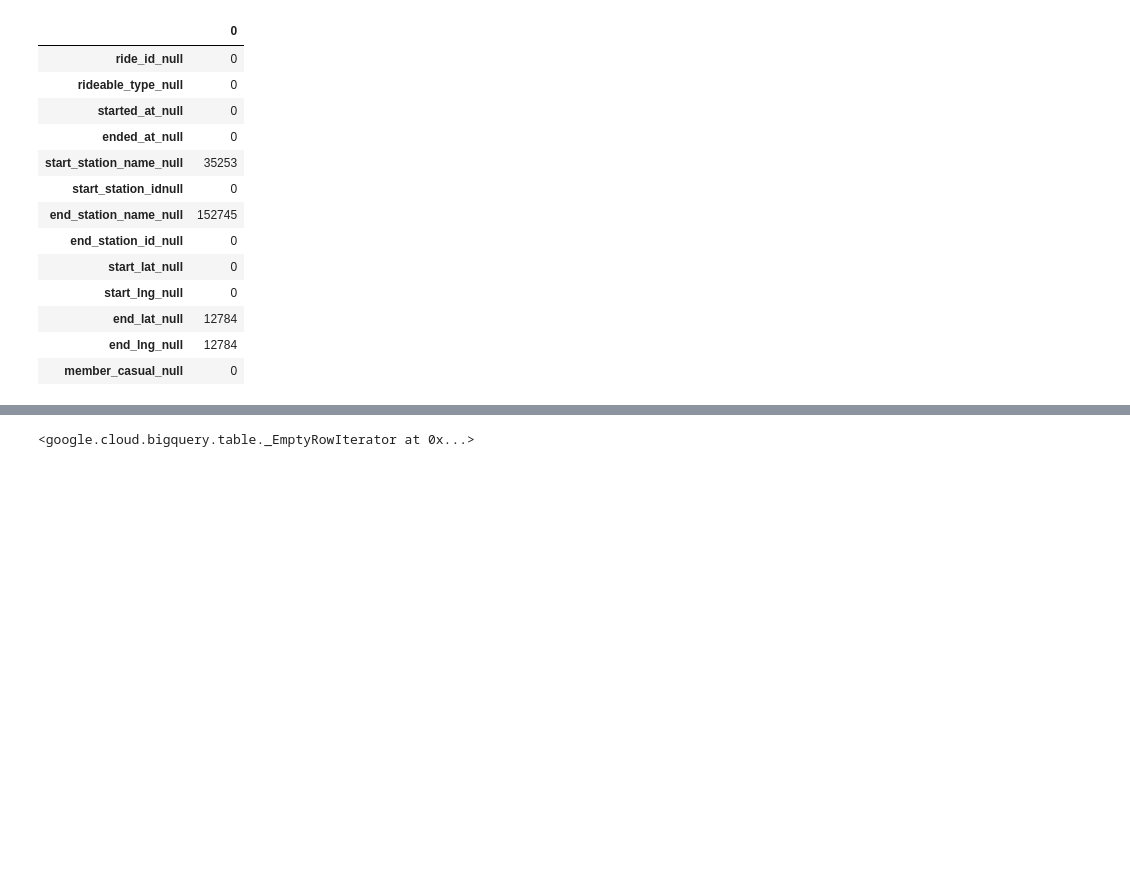
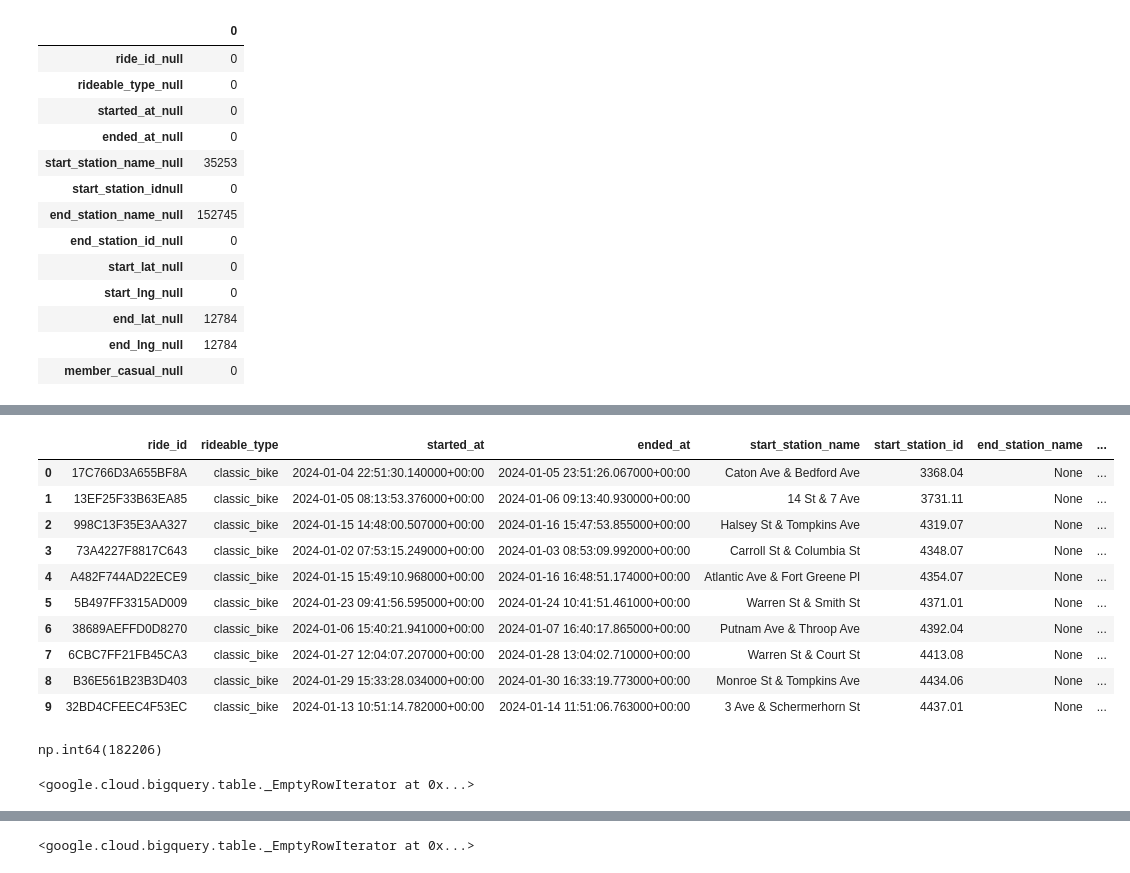
Before and after one commit to olshevskaa/citibike-nyc, a Jupyter notebook: notebooks/citibike.ipynb, the cells around one changed output, grey strips where cells are left out. Drawn from its saved outputs; the diff is of its cells as text; code cells hidden in the pictures; blank space fills up the shorter version.

```diff
--- a/notebooks/citibike.ipynb
+++ b/notebooks/citibike.ipynb
@@ -105,3 +127,50 @@ df.T
+# %%
+query = f"""
+    SELECT *
+    FROM `{bq_dataset_name}.{bq_table_name}`
+    WHERE end_station_name IS NULL
+    LIMIT 10
+"""
+
+df = client.query(query).to_dataframe()
+df
+# %% [output]
+|  | ride_id | rideable_type | started_at | ended_at | start_station_name | start_station_id | end_station_name | ... |
+| 0 | 17C766D3A655BF8A | classic_bike | 2024-01-04 22:51:30.140000+00:00 | 2024-01-05 23:51:26.067000+00:00 | Caton Ave & Bedford Ave | 3368.04 | None | ... |
+| 1 | 13EF25F33B63EA85 | classic_bike | 2024-01-05 08:13:53.376000+00:00 | 2024-01-06 09:13:40.930000+00:00 | 14 St & 7 Ave | 3731.11 | None | ... |
+| 2 | 998C13F35E3AA327 | classic_bike | 2024-01-15 14:48:00.507000+00:00 | 2024-01-16 15:47:53.855000+00:00 | Halsey St & Tompkins Ave | 4319.07 | None | ... |
+| 3 | 73A4227F8817C643 | classic_bike | 2024-01-02 07:53:15.249000+00:00 | 2024-01-03 08:53:09.992000+00:00 | Carroll St & Columbia St | 4348.07 | None | ... |
+| 4 | A482F744AD22ECE9 | classic_bike | 2024-01-15 15:49:10.968000+00:00 | 2024-01-16 16:48:51.174000+00:00 | Atlantic Ave & Fort Greene Pl | 4354.07 | None | ... |
+| 5 | 5B497FF3315AD009 | classic_bike | 2024-01-23 09:41:56.595000+00:00 | 2024-01-24 10:41:51.461000+00:00 | Warren St & Smith St | 4371.01 | None | ... |
+| 6 | 38689AEFFD0D8270 | classic_bike | 2024-01-06 15:40:21.941000+00:00 | 2024-01-07 16:40:17.865000+00:00 | Putnam Ave & Throop Ave | 4392.04 | None | ... |
+| 7 | 6CBC7FF21FB45CA3 | classic_bike | 2024-01-27 12:04:07.207000+00:00 | 2024-01-28 13:04:02.710000+00:00 | Warren St & Court St | 4413.08 | None | ... |
+| 8 | B36E561B23B3D403 | classic_bike | 2024-01-29 15:33:28.034000+00:00 | 2024-01-30 16:33:19.773000+00:00 | Monroe St & Tompkins Ave | 4434.06 | None | ... |
+| 9 | 32BD4CFEEC4F53EC | classic_bike | 2024-01-13 10:51:14.782000+00:00 | 2024-01-14 11:51:06.763000+00:00 | 3 Ave & Schermerhorn St | 4437.01 | None | ... |
+# %%
+query = f"""
+    SELECT COUNT(*) as cnt
+    FROM `{bq_dataset_name}.{bq_table_name}`
+    WHERE start_station_id = 'nan' OR end_station_id = 'nan'
+"""
+
+nan_cnt = client.query(query).to_dataframe()['cnt'][0]
+nan_cnt
+# %% [output]
+np.int64(182206)
+# %%
+query = f"""
+    CREATE OR REPLACE TABLE {cleaned_table_ref}
+    PARTITION BY DATE_TRUNC(started_at, MONTH)
+    CLUSTER BY member_casual, rideable_type
+        AS
+            SELECT * FROM `{bq_dataset_name}.{bq_table_name}`
+            WHERE start_station_id != 'nan' AND end_station_id != 'nan'
+"""
+
+job = client.query(query)
+job.result()
+# %% [output]
+<google.cloud.bigquery.table._EmptyRowIterator at 0x...>
 # %%
 query = f"""
     SELECT start_station_id, COUNT(*)
```
Also changed, not shown: parts of 2 cells of this notebook.
